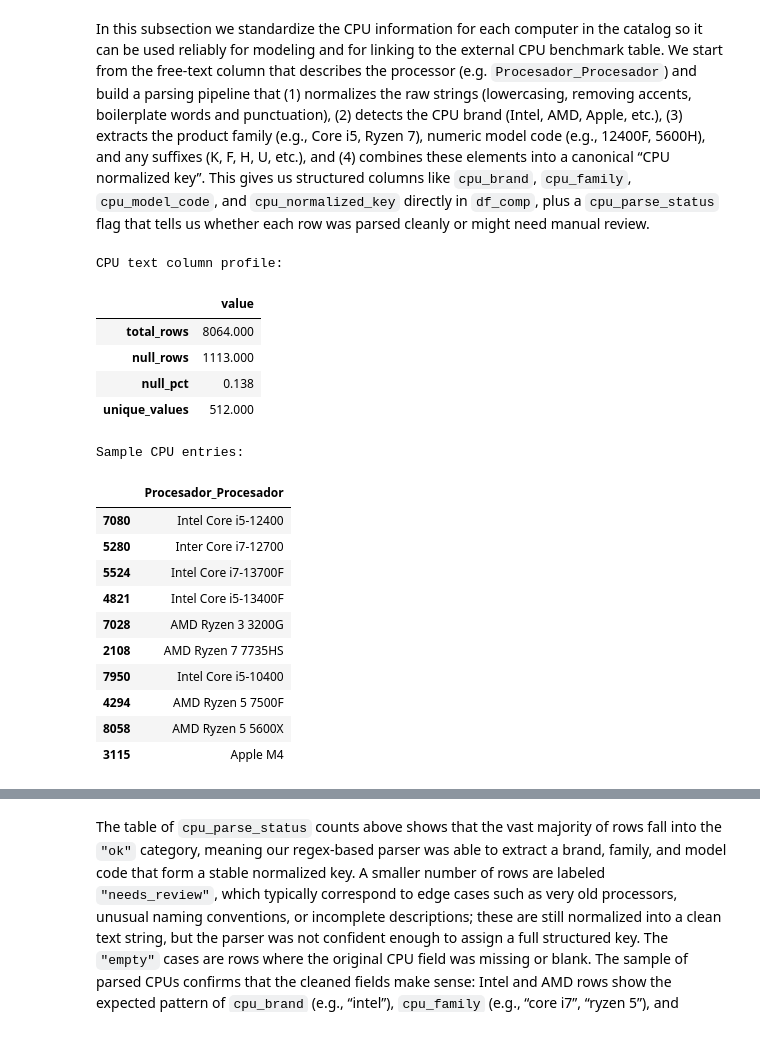
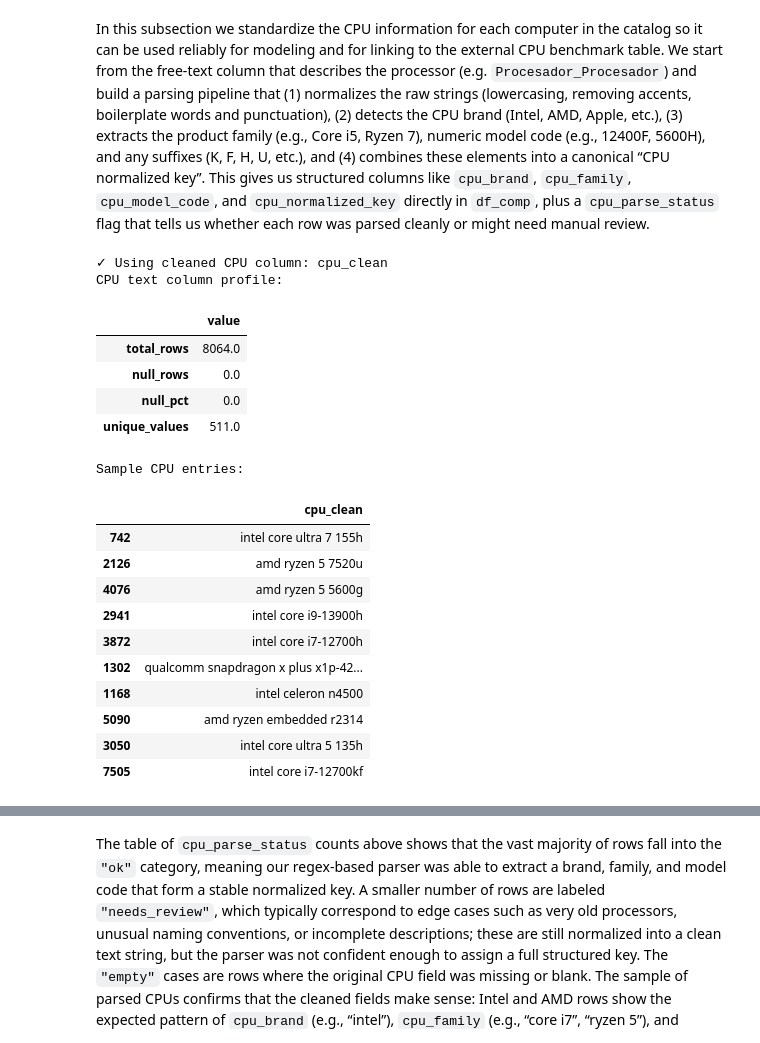
Before and after one commit to Acon3078/pc-laptop-price-estimator, a Jupyter notebook: Model_Training.ipynb, the cells around one changed output, grey strips where cells are left out. Cells and saved outputs as stored; diff of their text form; code cells hidden in the pictures.

```diff
--- a/Model_Training.ipynb
+++ b/Model_Training.ipynb
@@ -1033,3 +1074,25 @@ Cleaned dataset:
   ✓ Missing values imputed
 # %% [markdown]
 # Section 2: Feature Engineering + CPU/GPU Mapping
+# %%
+# Load cleaned dataset from Section 1
+print("=" * 80)
+print("Loading Cleaned Dataset from Section 1")
+print("=" * 80)
+
+df_comp = pd.read_csv(DATA_DIR / 'clean/db_computers_cleaned.csv')
+print(f"\nLoaded cleaned dataset: {df_comp.shape}")
+print(f"Total columns: {len(df_comp.columns)}")
+
+# Verify we have cleaned columns from Section 1
+expected_cleaned_cols = ['ram_gb', 'storage_total_gb', 'ssd_gb', 'screen_size_inches',
+                       'cpu_clean', 'gpu_clean']
+missing = [col for col in expected_cleaned_cols if col not in df_comp.columns]
+if missing:
+    print(f"\n⚠️  Warning: Missing cleaned columns: {missing}")
+else:
+    print(f"\n✓ All expected cleaned columns found:")
+    for col in expected_cleaned_cols:
+        print(f"  - {col}")
+
+print(f"\nFirst 10 columns: {df_comp.columns.tolist()[:10]}")
@@ -1038,43 +1118,50 @@ Cleaned dataset:
 # %% [markdown]
 In this subsection we standardize the CPU information for each computer in the catalog so it can be used reliably for modeling and for linking to the external CPU benchmark table. We start from the free‑text column that describes the processor (e.g. `Procesador_Procesador`) and build a parsing pipeline that (1) normalizes the raw strings (lowercasing, removing accents, boilerplate words and punctuation), (2) detects the CPU brand (Intel, AMD, Apple, etc.), (3) extracts the product family (e.g., Core i5, Ryzen 7), numeric model code (e.g., 12400F, 5600H), and any suffixes (K, F, H, U, etc.), and (4) combines these elements into a canonical “CPU normalized key”. This gives us structured columns like `cpu_brand`, `cpu_family`, `cpu_model_code`, and `cpu_normalized_key` directly in `df_comp`, plus a `cpu_parse_status` flag that tells us whether each row was parsed cleanly or might need manual review.
 # %%
-cpu_col = "Procesador_Procesador"
-if cpu_col not in df_computers.columns:
-    raise KeyError(f"Expected column '{cpu_col}' not found in df_comp")
-
-cpu_series = df_computers[cpu_col]
+# Use cleaned CPU column if available, otherwise fall back to original
+if 'cpu_clean' in df_comp.columns:
+    cpu_col = "cpu_clean"
+    cpu_series = df_comp[cpu_col]
+    print("✓ Using cleaned CPU column: cpu_clean")
+elif "Procesador_Procesador" in df_comp.columns:
+    cpu_col = "Procesador_Procesador"
+    cpu_series = df_comp[cpu_col]
+    print("⚠️  Using original CPU column: Procesador_Procesador (cpu_clean not found)")
+else:
+    raise KeyError(f"Expected CPU column not found in df_comp. Available columns: {df_comp.columns.tolist()[:20]}")
 
 cpu_text_profile = pd.Series({
     "total_rows": len(cpu_series),
     "null_rows": int(cpu_series.isna().sum()),
     "null_pct": cpu_series.isna().mean().round(4),
     "unique_values": cpu_series.nunique(dropna=True)
 })
 
 print("CPU text column profile:")
 display(cpu_text_profile.to_frame("value"))
 
 print("\nSample CPU entries:")
 display(cpu_series.dropna().sample(10, random_state=42).to_frame(name=cpu_col))
 # %% [output]
+✓ Using cleaned CPU column: cpu_clean
 CPU text column profile:
 |  | value |
-| total_rows | 8064.000 |
-| null_rows | 1113.000 |
-| null_pct | 0.138 |
-| unique_values | 512.000 |
+| total_rows | 8064.0 |
+| null_rows | 0.0 |
+| null_pct | 0.0 |
+| unique_values | 511.0 |
 Sample CPU entries:
-|  | Procesador_Procesador |
-| 7080 | Intel Core i5-12400 |
-| 5280 | Inter Core i7-12700 |
-| 5524 | Intel Core i7-13700F |
-| 4821 | Intel Core i5-13400F |
-| 7028 | AMD Ryzen 3 3200G |
-| 2108 | AMD Ryzen 7 7735HS |
-| 7950 | Intel Core i5-10400 |
-| 4294 | AMD Ryzen 5 7500F |
-| 8058 | AMD Ryzen 5 5600X |
-| 3115 | Apple M4 |
+|  | cpu_clean |
+| 742 | intel core ultra 7 155h |
+| 2126 | amd ryzen 5 7520u |
+| 4076 | amd ryzen 5 5600g |
+| 2941 | intel core i9-13900h |
+| 3872 | intel core i7-12700h |
+| 1302 | qualcomm snapdragon x plus x1p-42... |
+| 1168 | intel celeron n4500 |
+| 5090 | amd ryzen embedded r2314 |
+| 3050 | intel core ultra 5 135h |
+| 7505 | intel core i7-12700kf |
 # %%
 import re
 # %%
```
Also changed, not shown: parts of 20 cells of this notebook.
